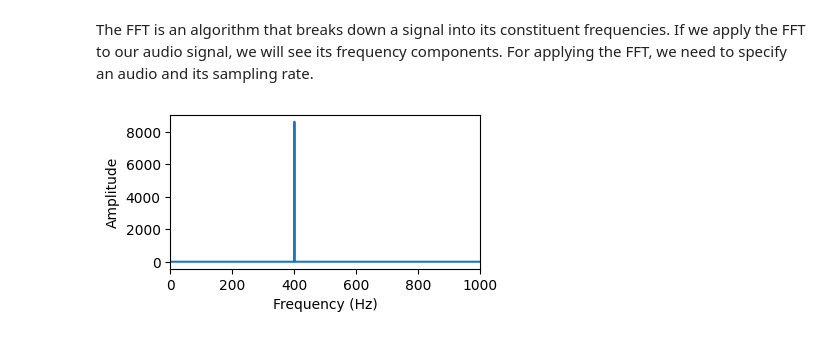
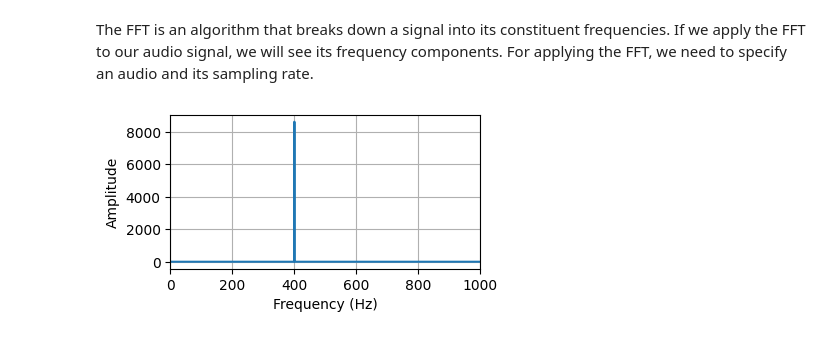
Before and after one commit to aihpi/video-search, a Jupyter notebook: learning-materials/digital_signal_processing.ipynb, the cells around one changed output. Drawn from its saved outputs; the diff is of its cells as text; code cells hidden in the pictures.

```diff
--- a/learning-materials/digital_signal_processing.ipynb
+++ b/learning-materials/digital_signal_processing.ipynb
@@ -65,20 +64,27 @@ ipyd.Audio(rate=sampling_rate, data=audio)
 # %% [markdown]
 The FFT is an algorithm that breaks down a signal into its constituent frequencies. If we apply the FFT to our audio signal, we will see its frequency components. For applying the FFT, we need to specify an audio and its sampling rate.
 # %%
-def apply_fft(audio, sampling_rate=16000):
+def apply_fft(audio, sampling_rate=16000, logscale=False):
     # Apply FFT
     N = len(audio)
     w = np.hamming(N)
     audioFFT = np.fft.fft(audio*w)
 
     # Plot spectrum
     plt.figure(figsize=(4, 2))
-    plt.plot(np.linspace(0, sampling_rate*(N - 1)/N, N), np.abs(audioFFT))
+    if logscale:
+        plt.plot(np.linspace(0, sampling_rate*(N - 1)/N, N), np.log(np.abs(audioFFT)))
+    else:
+        plt.plot(np.linspace(0, sampling_rate*(N - 1)/N, N), np.abs(audioFFT))
+    plt.grid(True)
+    plt.grid(True)
     plt.xlabel('Frequency (Hz)')
     plt.ylabel('Amplitude')
     plt.xlim(0, 1000)
-    plt.show()
 
-apply_fft(audio=audio, sampling_rate=sampling_rate)
+    return plt
+
+plt = apply_fft(audio=audio, sampling_rate=sampling_rate)
+plt.show()
 # %% [output]
-[figure, old version]
+[figure, new version]
```
Also changed, not shown: parts of 34 cells of this notebook, 3 other files.
